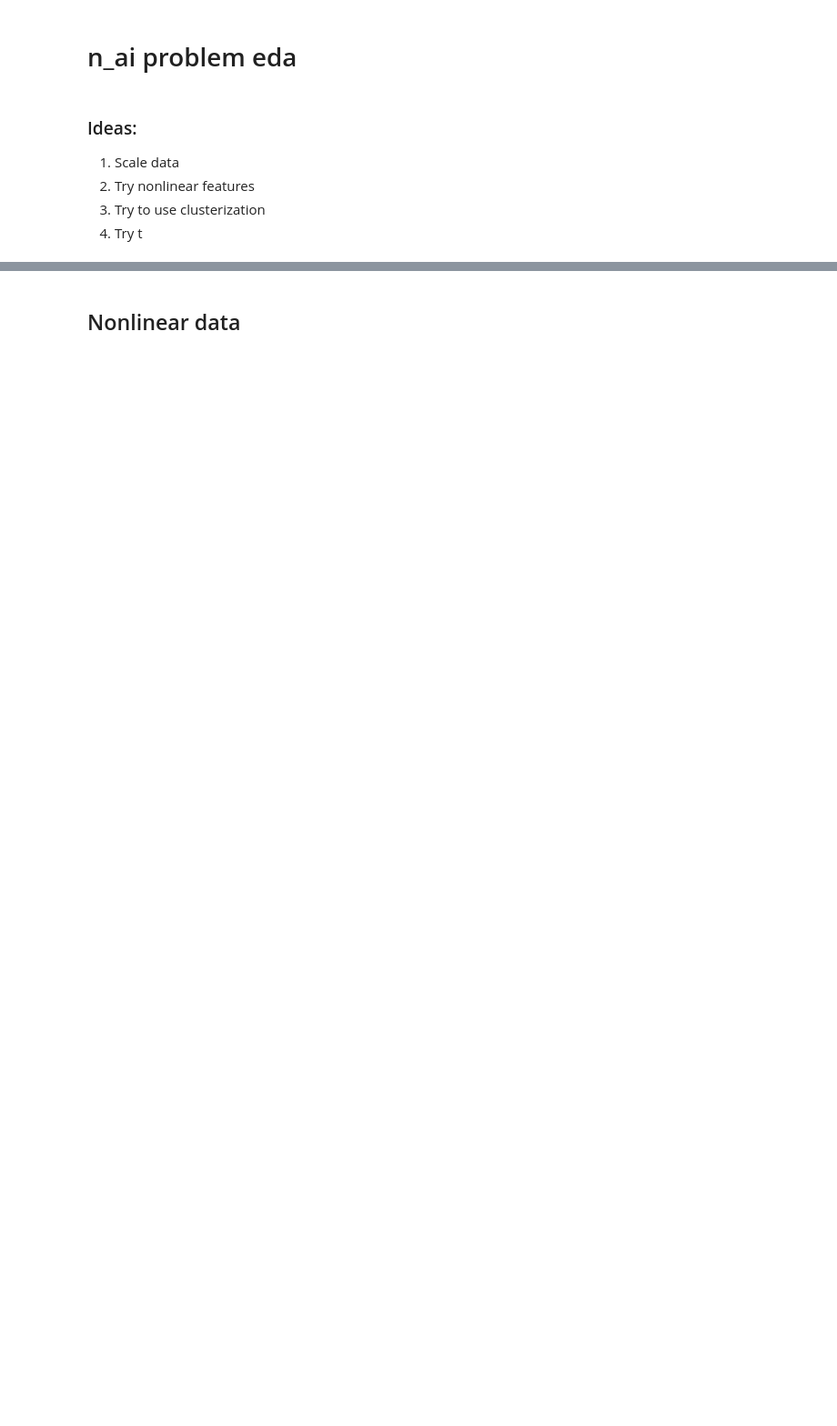
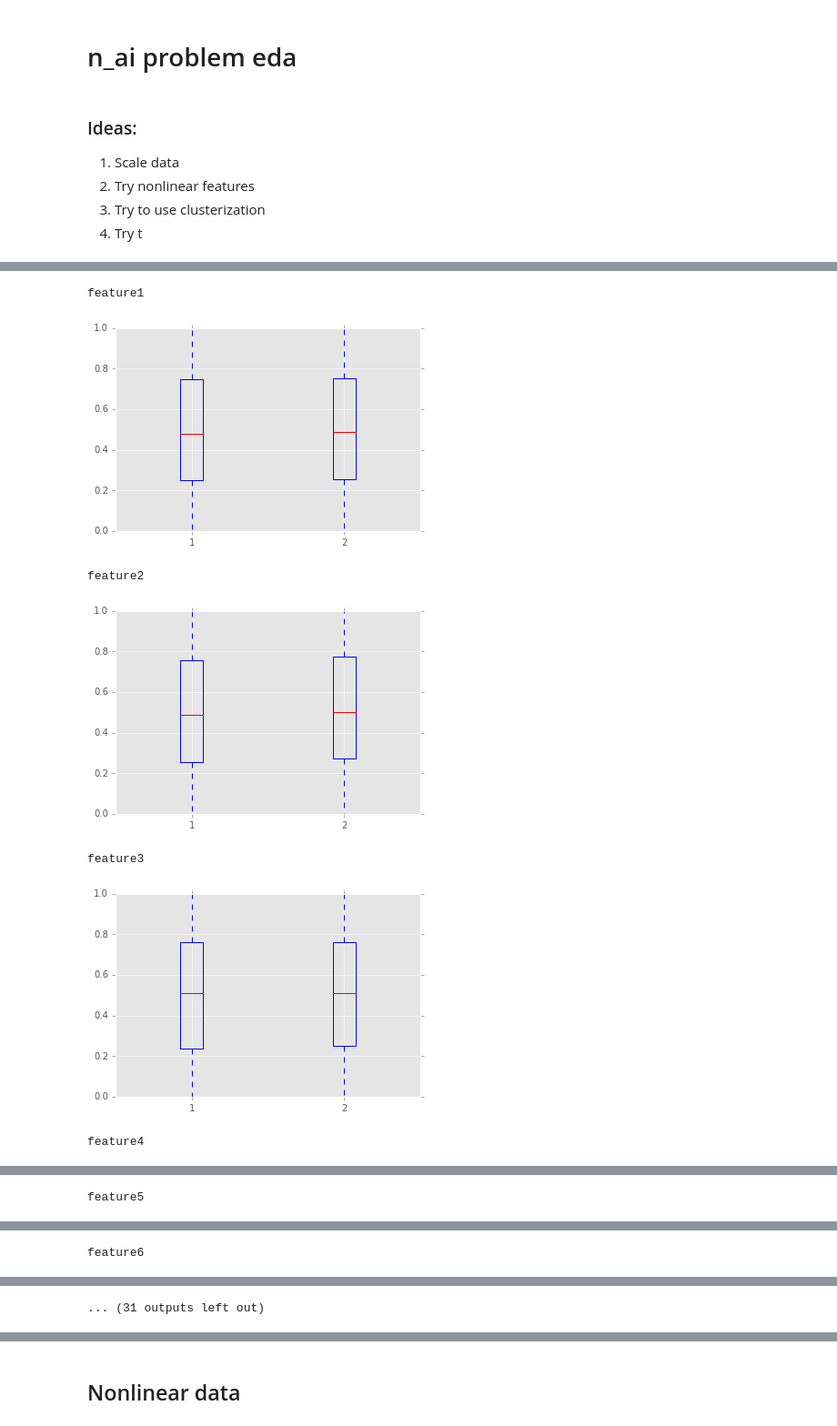
Before and after one commit to re9ulus/data_science_snippets, a Jupyter notebook: eda/n_ai.ipynb, the cells around one changed output, grey strips where cells are left out. Shown at 91% size. Cells and saved outputs as stored; diff of their text form; code cells hidden in the pictures; blank space fills up the shorter version.

```diff
--- a/eda/n_ai.ipynb
+++ b/eda/n_ai.ipynb
@@ -67,0 +103,25 @@ def get_ans(clf, X, y, test_data, transform=False):
+# %%
+def prepare_plot(x):
+    plt.boxplot(x)# plot(target, feature)
+    plt.show()
+
+data_neg = data[data['target']==0]
+data_pos = data[data['target']==1]
+means_diff = []
+for feature in data.columns:
+    if feature == 'target':
+        continue
+    print(feature)
+    means_diff.append((data_neg[feature].mean() - data_pos[feature].mean(), feature))
+    prepare_plot([data_neg[feature], data_pos[feature]])
+
+for mean in sorted(means_diff):
+    print mean
+# %% [output]
+feature1
+[figure, added]
+feature2
+[figure, added]
+feature3
+[figure, added]
+feature4
@@ -67,0 +129 @@ def get_ans(clf, X, y, test_data, transform=False):
+feature5
@@ -67,0 +131 @@ def get_ans(clf, X, y, test_data, transform=False):
+feature6
@@ -67,0 +133 @@ def get_ans(clf, X, y, test_data, transform=False):
+... (31 outputs left out)
```
Also changed, not shown: parts of 34 cells of this notebook.
